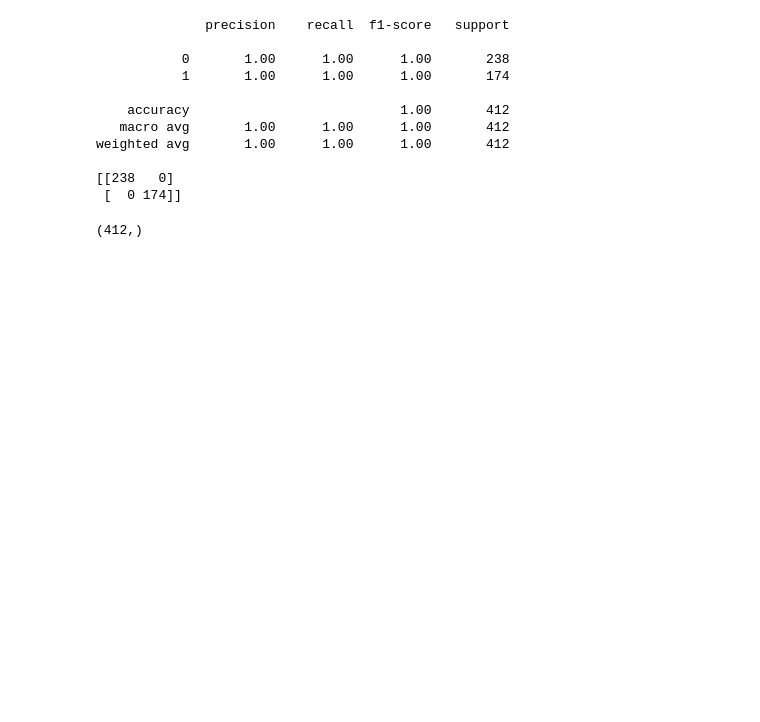
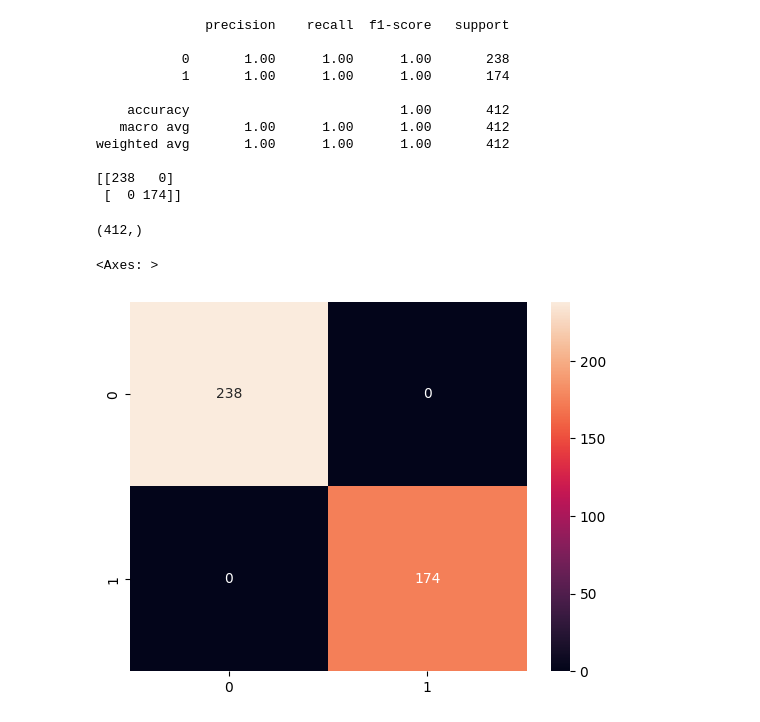
Before and after one commit to manassresta/PY_DSnML, a Jupyter notebook: 22-Deep Learning/05-Tensorflow Project Exercise - Solutions.ipynb, the cells around one changed output. Cells and saved outputs as stored; diff of their text form; code cells hidden in the pictures; blank space fills up the shorter version.

```diff
--- a/22-Deep Learning/05-Tensorflow Project Exercise - Solutions.ipynb
+++ b/22-Deep Learning/05-Tensorflow Project Exercise - Solutions.ipynb
@@ -370,3 +370,8 @@ weighted avg       1.00      1.00      1.00       412
 y_test.shape
 # %% [output]
 (412,)
+# %%
+sns.heatmap(confusion_matrix(y_test,pre),annot=True,fmt='d')
+# %% [output]
+<Axes: >
+[figure, added]
```
